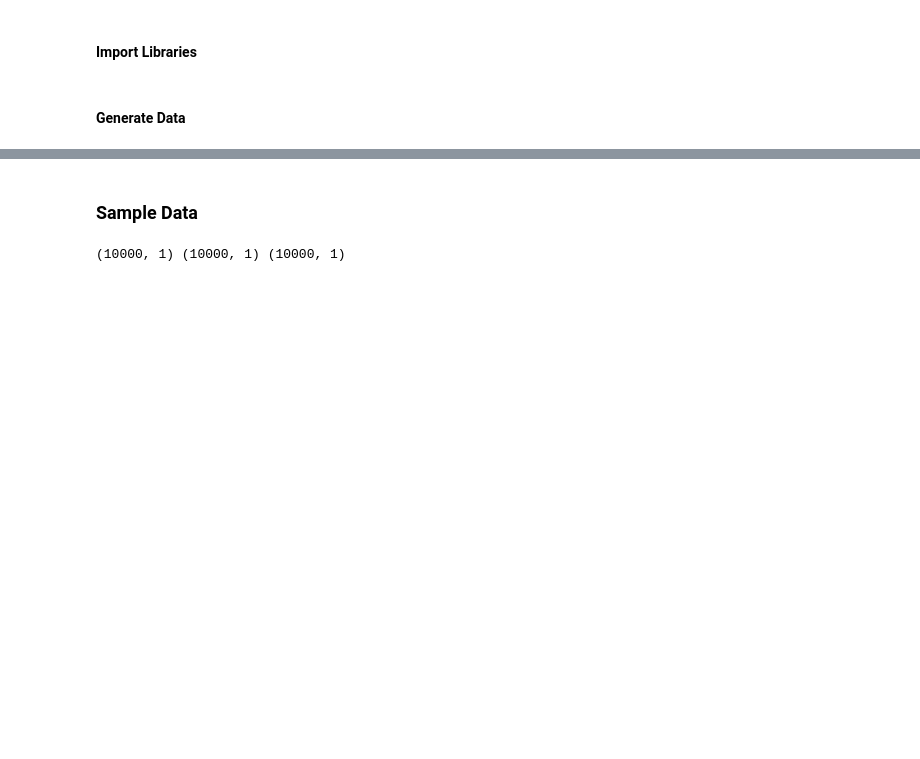
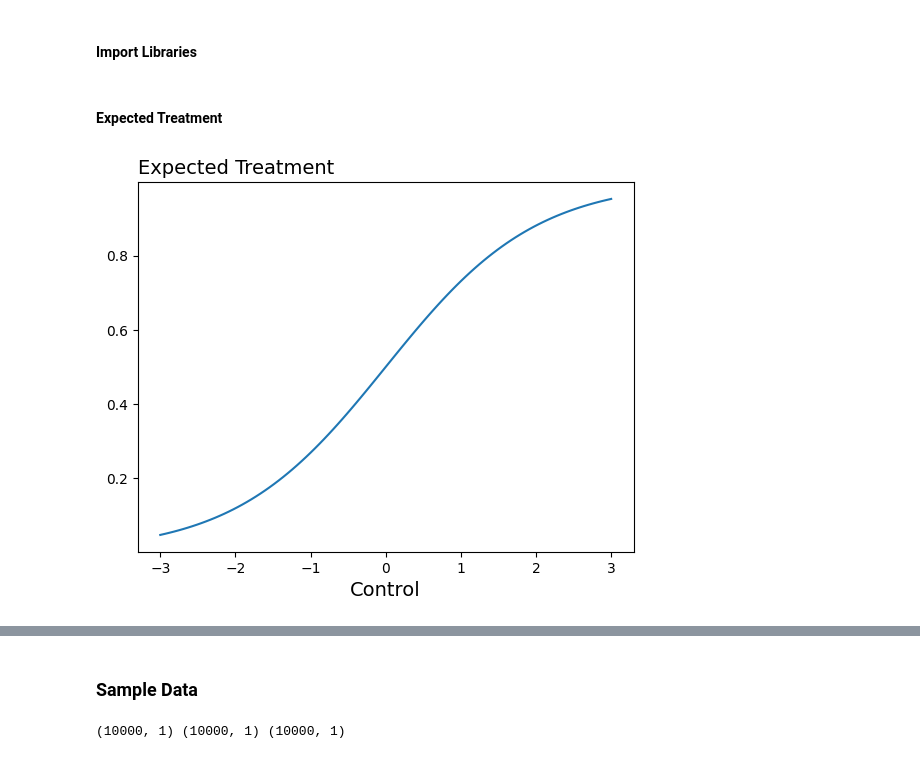
Before and after one commit to pharringtonp19/housing-and-homelessness, a Jupyter notebook: notebooks/Residualized_Regression.ipynb, the cells around one changed output, grey strips where cells are left out. Drawn from its saved outputs; the diff is of its cells as text; code cells hidden in the pictures; blank space fills up the shorter version.

```diff
--- a/notebooks/Residualized_Regression.ipynb
+++ b/notebooks/Residualized_Regression.ipynb
@@ -9,2 +9,0 @@ import matplotlib.pyplot as plt
-# %% [markdown]
-#### **Generate Data**
@@ -24,0 +10,14 @@ def sample(key):
+# %% [markdown]
+#### **Expected Treatment**
+# %%
+def expected_treatment(control):
+  return jax.nn.sigmoid(control)
+
+cs = jnp.linspace(-3, 3, 100)
+ds = jax.vmap(expected_treatment)(cs)
+plt.plot(cs, ds)
+plt.title("Expected Treatment", loc='left', size=14)
+plt.xlabel('Control', size=14)
+plt.show()
+# %% [output]
+[figure, added]
```
Also changed, not shown: parts of 6 cells of this notebook.
